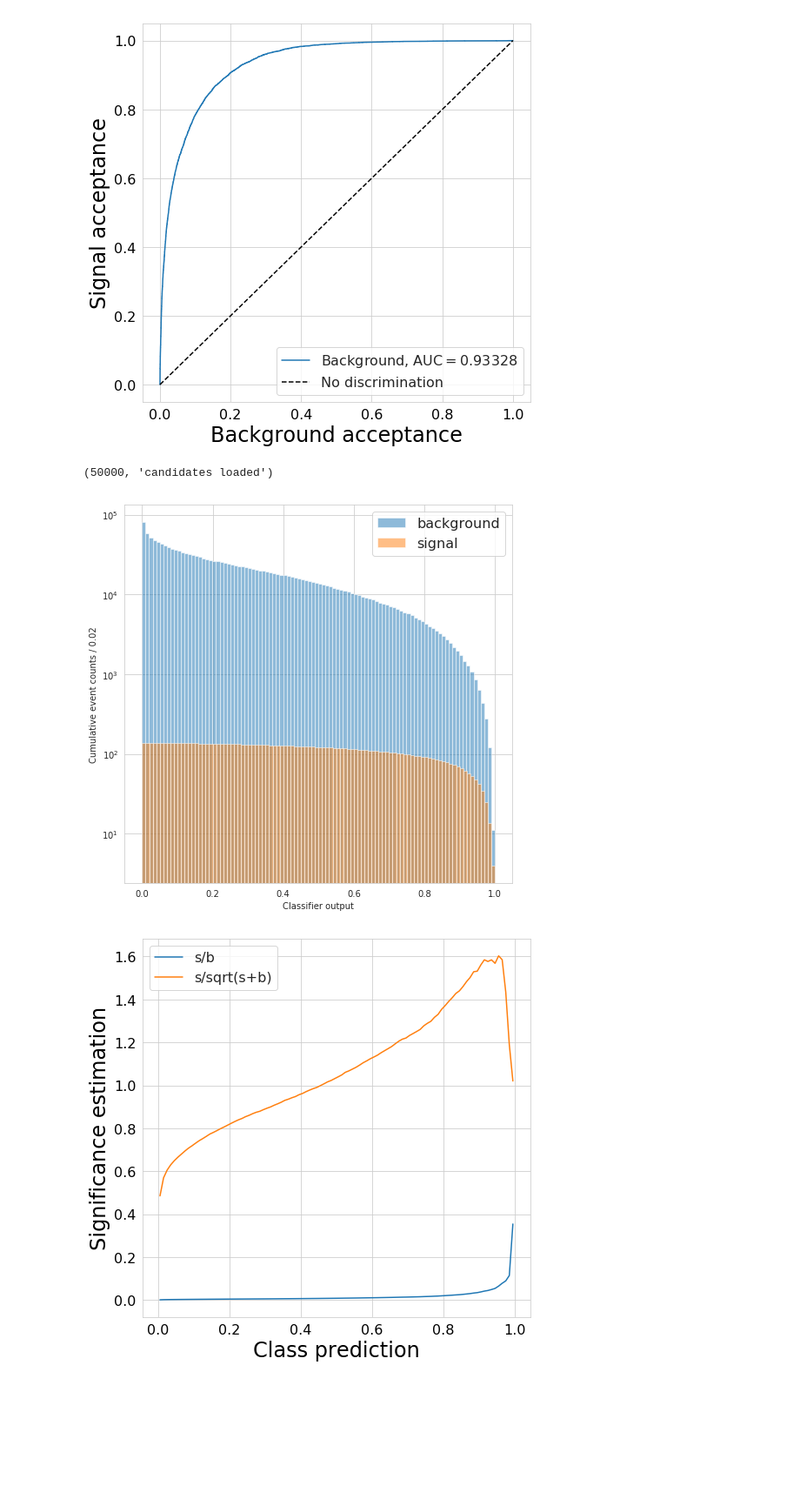
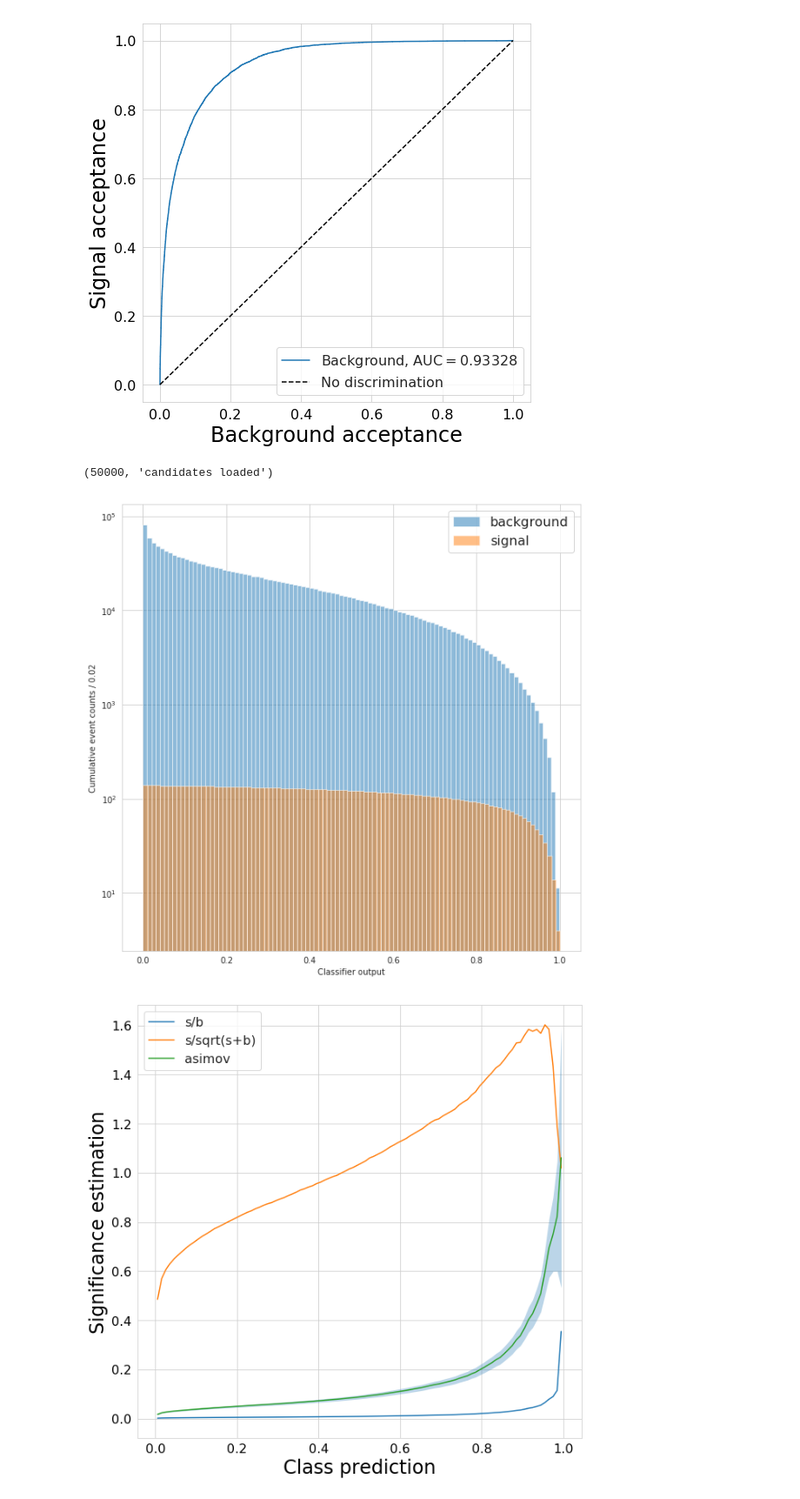
Before and after one commit to telenz/QCHS-2018, a Jupyter notebook: Notebooks/1_1_Model_Baseline-ReLU-CLR.ipynb, the cells around one changed output. Shown at 87% size. Cells and saved outputs as stored; diff of their text form; code cells hidden in the pictures; blank space fills up the shorter version.

Commit message:
asimov with error band

```diff
--- a/Notebooks/1_1_Model_Baseline-ReLU-CLR.ipynb
+++ b/Notebooks/1_1_Model_Baseline-ReLU-CLR.ipynb
@@ -372,21 +372,44 @@ rocPlot([convertToDF(valData.source)], weightName='gen_weight', labels=['Backgro
 (50000, 'candidates loaded')
 0 ROC AUC: 0.933283232346
 [figure]
-# %%
-#from numba import jit
-#jit(nopython=True)
-
-h1 = plotSignificanceEstimate(
-    convertToDF(valData.source),
-    {
-        's/b': lambda s,b: s/b,
-        's/sqrt(s+b)': lambda s,b: s/np.sqrt(s+b),
-    },
-    weightName='gen_weight')
-# %% [output]
-(50000, 'candidates loaded')
-[figure, removed]
-[figure, removed]
+# %%
+from numba import jit
+from numpy import sqrt, log, power
+
+syst = 0.1
+
+@jit(nopython=True)
+def Z(s,b,sig=syst):
+    return sqrt( -2.0/(sig*sig)*log( b/( b+(b*b)*(sig*sig))*(sig*sig)*s+1.0)+ \
+           2.0*( b+s)*log(( b+s)*( b+(b*b)*(sig*sig))/( (b*b)+( b+s)*(b*b)*(sig*sig))))
+
+@jit(nopython=True)
+def eZ(s,es,b,eb,sig=syst):
+    return power(-(eb*eb)/( 1.0/(sig*sig)*log( b/( b+(b*b)*(sig*sig))*(sig*sig)*s+1.0)-( b+s)*log(( b+s)*( b+(b*b)*(sig*sig))/( (b*b)+( b+s)*(b*b)*(sig*sig))))*power( 1.0/( b/( b+(b*b)*(sig*sig))*(sig*sig)*s+1.0)/(sig*sig)*( 1.0/( b+(b*b)*(sig*sig))*(sig*sig)*s-b/power( b+(b*b)*(sig*sig),2.0)*(sig*sig)*( 2.0*b*(sig*sig)+1.0)*s)-( ( b+s)*( 2.0*b*(sig*sig)+1.0)/( (b*b)+( b+s)*(b*b)*(sig*sig))+( b+(b*b)*(sig*sig))/( (b*b)+( b+s)*(b*b)*(sig*sig))-( b+s)*( 2.0*( b+s)*b*(sig*sig)+2.0*b+(b*b)*(sig*sig))*( b+(b*b)*(sig*sig))/power( (b*b)+( b+s)*(b*b)*(sig*sig),2.0))/( b+(b*b)*(sig*sig))*( (b*b)+( b+s)*(b*b)*(sig*sig))-log(( b+s)*( b+(b*b)*(sig*sig))/( (b*b)+( b+s)*(b*b)*(sig*sig))),2.0)/2.0-1.0/( 1.0/(sig*sig)*log( b/( b+(b*b)*(sig*sig))*(sig*sig)*s+1.0)-( b+s)*log(( b+s)*( b+(b*b)*(sig*sig))/( (b*b)+( b+s)*(b*b)*(sig*sig))))*power( log(( b+s)*( b+(b*b)*(sig*sig))/( (b*b)+( b+s)*(b*b)*(sig*sig)))+1.0/( b+(b*b)*(sig*sig))*( ( b+(b*b)*(sig*sig))/( (b*b)+( b+s)*(b*b)*(sig*sig))-( b+s)*(b*b)*( b+(b*b)*(sig*sig))*(sig*sig)/power( (b*b)+( b+s)*(b*b)*(sig*sig),2.0))*( (b*b)+( b+s)*(b*b)*(sig*sig))-1.0/( b/( b+(b*b)*(sig*sig))*(sig*sig)*s+1.0)*b/( b+(b*b)*(sig*sig)),2.0)*(es*es)/2.0,(1.0/2.0))
+
+# n_s,n_b number of events used for testing etc.
+def wghtd_Z(scale_s,n_s,scale_b,n_b,sig=syst):
+    return Z(scale_s*n_s,scale_b*n_b,sig)
+
+def wghtd_eZ(scale_s,n_s,scale_b,n_b,sig=syst):
+    return eZ(scale_s*n_s,scale_s*sqrt(n_s),scale_b*n_b,scale_b*sqrt(n_b),sig)
+
+
+h1 = plotSignificanceEstimate(
+    convertToDF(valData.source),
+    {
+        's/b': lambda s,b: s/b,
+        's/sqrt(s+b)': lambda s,b: s/np.sqrt(s+b),
+        'asimov': lambda s,b: (Z(s,b), eZ(s,sqrt(s),b,sqrt(b))),
+#        'asimov err': lambda s,b: eZ(s,sqrt(s),b,sqrt(b)),
+    },
+    weightName='gen_weight',
+    figsize=(10, 10)
+)
+# %% [output]
+(50000, 'candidates loaded')
+[figure, added]
+[figure, added]
 # %%
 
     #
```
Also changed, not shown: 1 other file.
